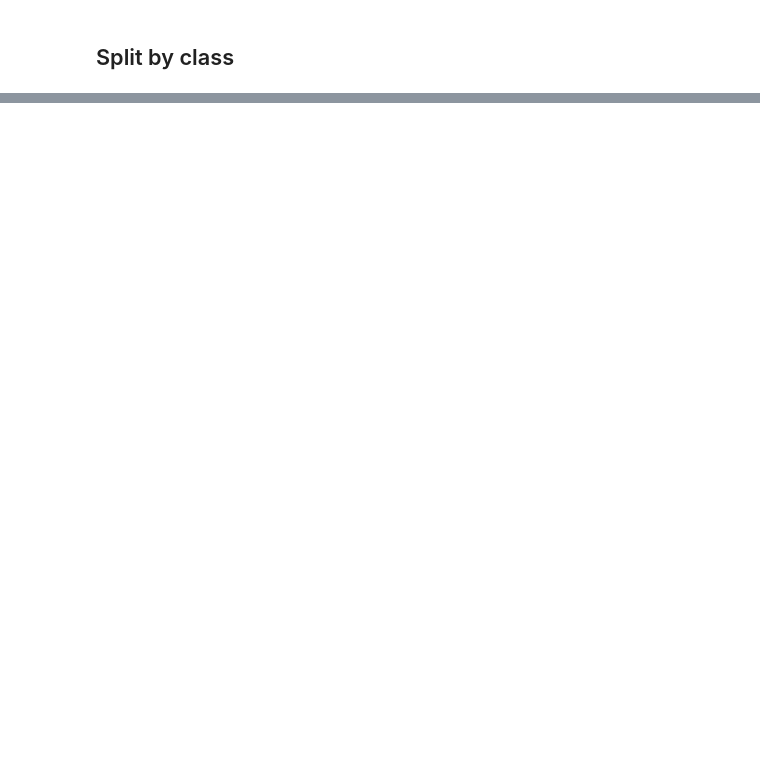
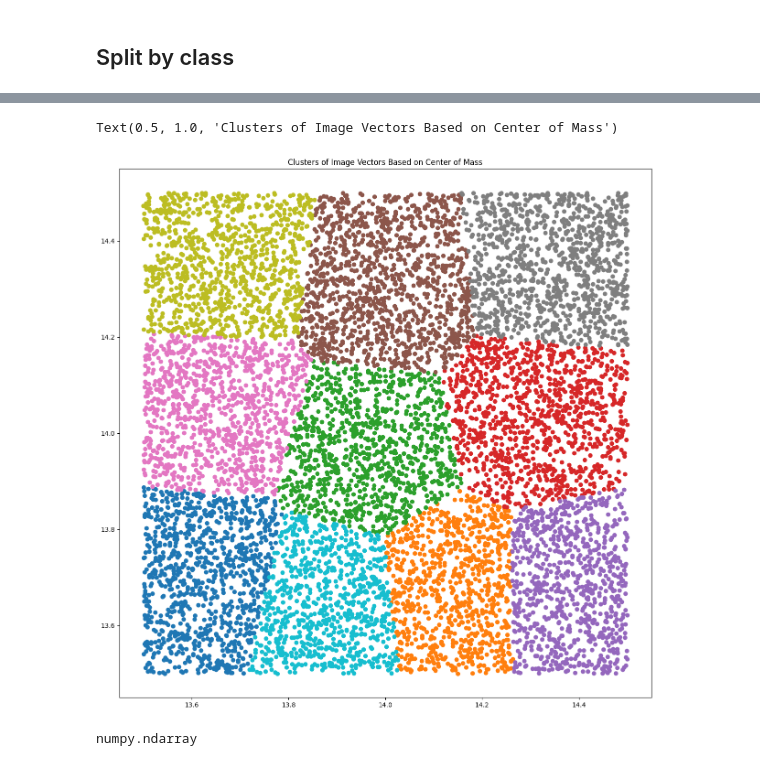
Before and after one commit to maneeshrj/math-ml-project, a Jupyter notebook: SVD.ipynb, the cells around one changed output, grey strips where cells are left out. Cells and saved outputs as stored; diff of their text form; code cells hidden in the pictures; blank space fills up the shorter version.

```diff
--- a/SVD.ipynb
+++ b/SVD.ipynb
@@ -194,0 +284,4 @@ Text(0.5, 1.0, 'Singular Values')
+# %%
+testData = [[1, 2], [3, 4], [5, 6]]
+#print(ComX)
+Xkmeans = run_Kmeans(10, ComX)
@@ -194,0 +337,25 @@ Text(0.5, 1.0, 'Singular Values')
+# %%
+plt.figure(figsize=(15,15))
+
+
+for i in range(10):
+    xs = []
+    ys = []
+    for j in range(len(ComX)):
+        if Xkmeans[j] == i:
+
+            xs = xs + [ComX[j][0]]
+            ys = ys + [ComX[j][1]]
+    plt.scatter(xs, ys)
+
+plt.title('Clusters of Image Vectors Based on Center of Mass')
+# %% [output]
+Text(0.5, 1.0, 'Clusters of Image Vectors Based on Center of Mass')
+[figure, added]
+# %%
+X3 = []
+for i in range(len(X)):
+    X3 = X3 + [np.append(X[i], [Xkmeans[i]])]
+X3 = np.array(X3)
+# %% [output]
+numpy.ndarray
```
Also changed, not shown: parts of 24 cells of this notebook.
